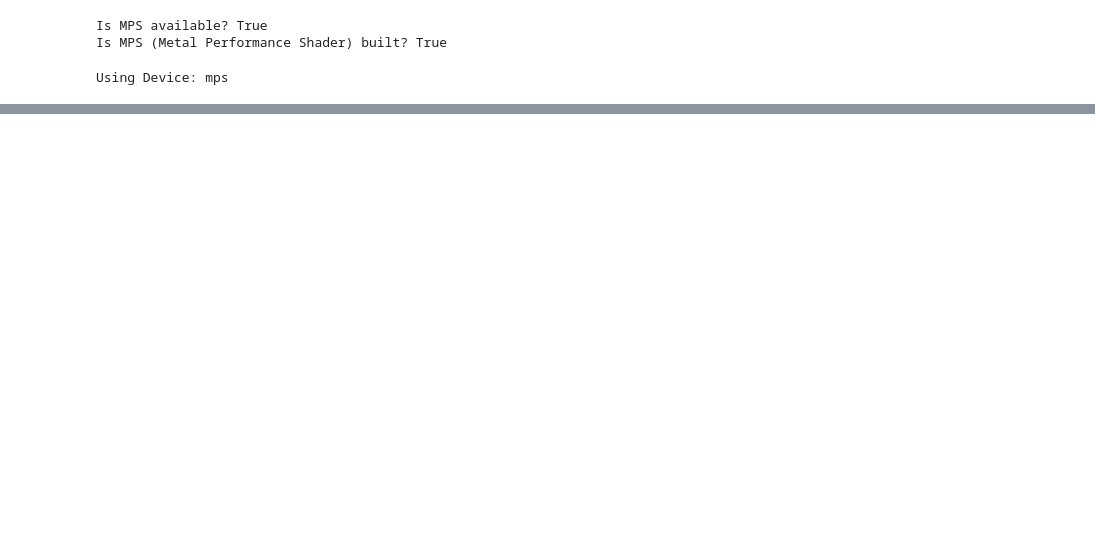
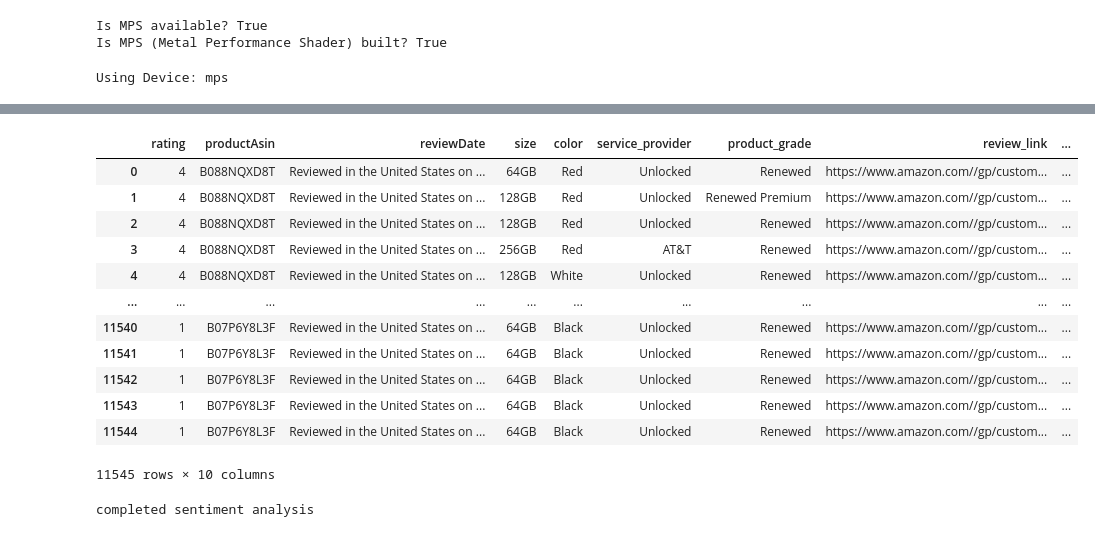
Before and after one commit to IR4043/CZ4034_Project, a Jupyter notebook: pynb_files/BERT.ipynb, the cells around one changed output, grey strips where cells are left out. Drawn from its saved outputs; the diff is of its cells as text; code cells hidden in the pictures; blank space fills up the shorter version.

```diff
--- a/pynb_files/BERT.ipynb
+++ b/pynb_files/BERT.ipynb
@@ -394,0 +416,18 @@ plt.show()
+# %%
+df = pd.read_csv(r'/Users/wanqian/pytorch-test/IR/preprocessed_all.csv', index_col=[0])
+
+df
+# %% [output]
+|  | rating | productAsin | reviewDate | size | color | service_provider | product_grade | review_link | ... |
+| 0 | 4 | B088NQXD8T | Reviewed in the United States on ... | 64GB | Red | Unlocked | Renewed | https://www.amazon.com//gp/custom... | ... |
+| 1 | 4 | B088NQXD8T | Reviewed in the United States on ... | 128GB | Red | Unlocked | Renewed Premium | https://www.amazon.com//gp/custom... | ... |
+| 2 | 4 | B088NQXD8T | Reviewed in the United States on ... | 128GB | Red | Unlocked | Renewed | https://www.amazon.com//gp/custom... | ... |
+| 3 | 4 | B088NQXD8T | Reviewed in the United States on ... | 256GB | Red | AT&T | Renewed | https://www.amazon.com//gp/custom... | ... |
+| 4 | 4 | B088NQXD8T | Reviewed in the United States on ... | 128GB | White | Unlocked | Renewed | https://www.amazon.com//gp/custom... | ... |
+| ... | ... | ... | ... | ... | ... | ... | ... | ... | ... |
+| 11540 | 1 | B07P6Y8L3F | Reviewed in the United States on ... | 64GB | Black | Unlocked | Renewed | https://www.amazon.com//gp/custom... | ... |
+| 11541 | 1 | B07P6Y8L3F | Reviewed in the United States on ... | 64GB | Black | Unlocked | Renewed | https://www.amazon.com//gp/custom... | ... |
+| 11542 | 1 | B07P6Y8L3F | Reviewed in the United States on ... | 64GB | Black | Unlocked | Renewed | https://www.amazon.com//gp/custom... | ... |
+| 11543 | 1 | B07P6Y8L3F | Reviewed in the United States on ... | 64GB | Black | Unlocked | Renewed | https://www.amazon.com//gp/custom... | ... |
+| 11544 | 1 | B07P6Y8L3F | Reviewed in the United States on ... | 64GB | Black | Unlocked | Renewed | https://www.amazon.com//gp/custom... | ... |
+11545 rows × 10 columns
@@ -394,0 +463,14 @@ plt.show()
+# %%
+# Combine all batch predictions
+predictions = torch.cat(predictions).cpu().numpy()
+
+# Add predictions to stock dataframe
+df['Sentiment'] = predictions
+
+# save predictions as new csv
+df.to_csv(r'/Users/wanqian/pytorch-test/IR/preprocessed_labelled.csv', index=False)
+
+# Show stock names as they are completed
+print('completed sentiment analysis')
+# %% [output]
+completed sentiment analysis
```
Also changed, not shown: parts of 23 cells of this notebook, 5 other files.
